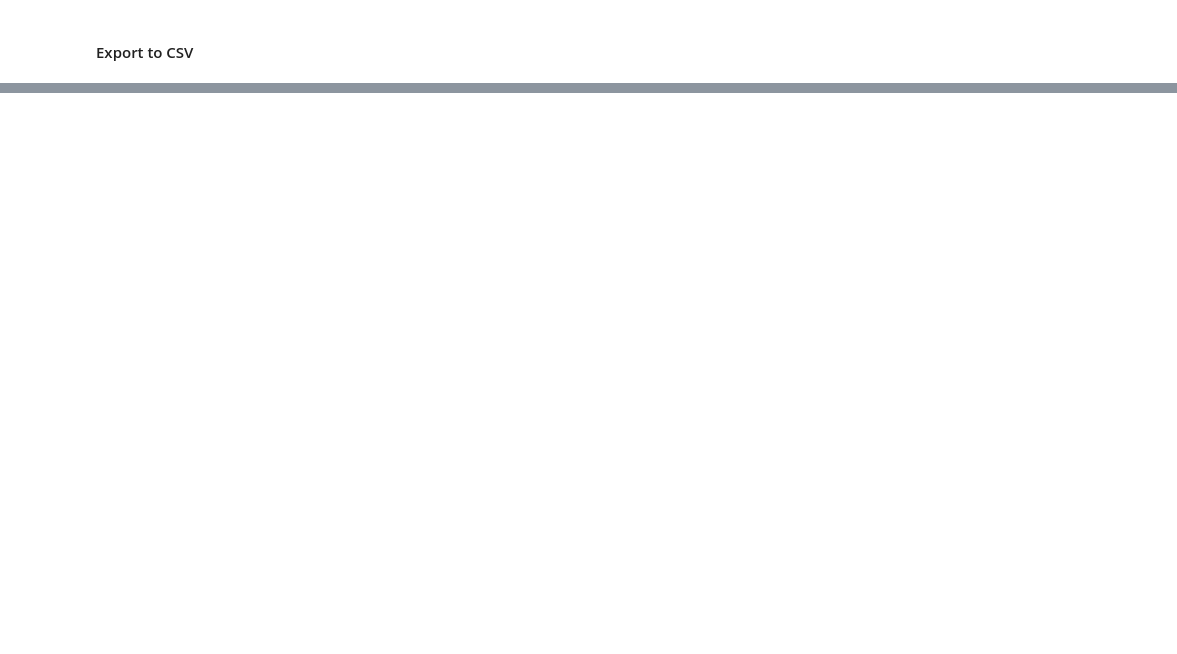
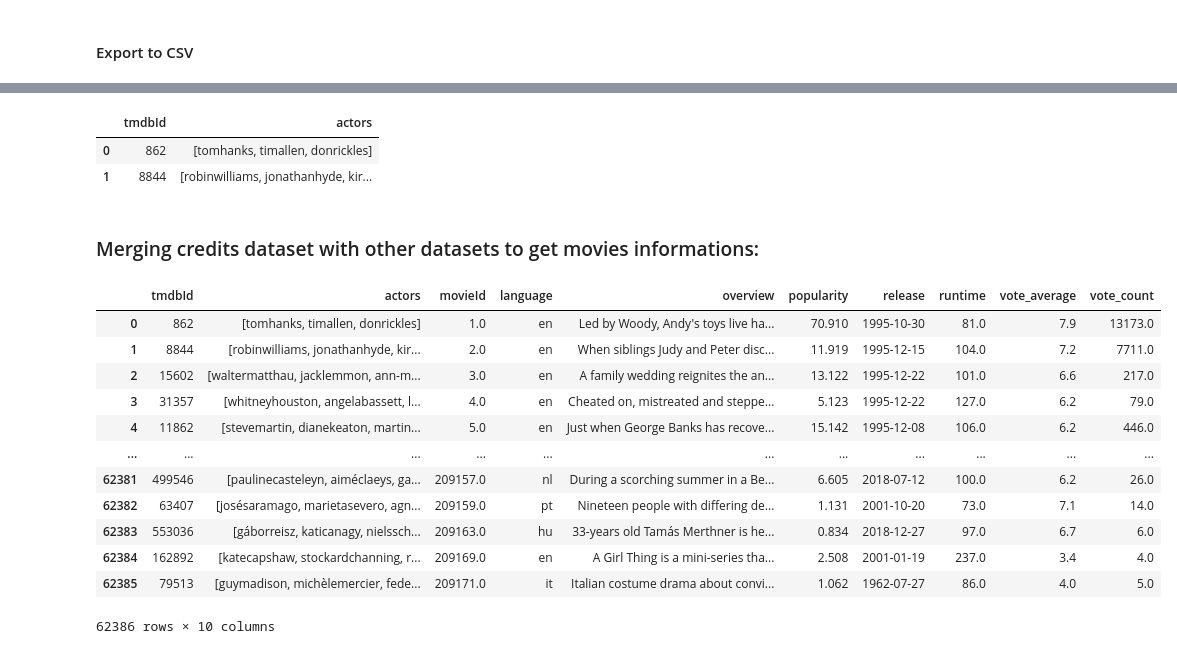
Before and after one commit to joaquim-oliveira-neto/rogue, a Jupyter notebook: notebooks/bmadureira-exploration.ipynb, the cells around one changed output, grey strips where cells are left out. Cells and saved outputs as stored; diff of their text form; code cells hidden in the pictures; blank space fills up the shorter version.

```diff
--- a/notebooks/bmadureira-exploration.ipynb
+++ b/notebooks/bmadureira-exploration.ipynb
@@ -486,0 +528,43 @@ movies_details.to_csv('../raw_data/treated-tmdb-api/movies_details.csv', index=F
+# %%
+def lower_case(x):
+    actor = []
+    for i in x:
+        actor.append(i.lower())
+    return actor
+# %%
+def remove_blank_spaces(x):
+    actor = []
+    for i in x:
+        actor.append(i.replace(" ",""))
+    return actor
+# %%
+credits['actors'] = credits['movie_credits'].apply(get_actors)
+credits['actors'] = credits['actors'].apply(lower_case)
+credits['actors'] = credits['actors'].apply(remove_blank_spaces)
+credits.drop(columns=['movie_credits'],inplace = True)
+# %%
+credits.head(2)
+# %% [output]
+|  | tmdbId | actors |
+| 0 | 862 | [tomhanks, timallen, donrickles] |
+| 1 | 8844 | [robinwilliams, jonathanhyde, kir... |
+# %% [markdown]
+### Merging credits dataset with other datasets to get movies informations:
+# %%
+credits = credits.merge(movies_details, on='tmdbId',how='left')
+# %%
+credits
+# %% [output]
+|  | tmdbId | actors | movieId | language | overview | popularity | release | runtime | vote_average | vote_count |
+| 0 | 862 | [tomhanks, timallen, donrickles] | 1.0 | en | Led by Woody, Andy's toys live ha... | 70.910 | 1995-10-30 | 81.0 | 7.9 | 13173.0 |
+| 1 | 8844 | [robinwilliams, jonathanhyde, kir... | 2.0 | en | When siblings Judy and Peter disc... | 11.919 | 1995-12-15 | 104.0 | 7.2 | 7711.0 |
+| 2 | 15602 | [waltermatthau, jacklemmon, ann-m... | 3.0 | en | A family wedding reignites the an... | 13.122 | 1995-12-22 | 101.0 | 6.6 | 217.0 |
+| 3 | 31357 | [whitneyhouston, angelabassett, l... | 4.0 | en | Cheated on, mistreated and steppe... | 5.123 | 1995-12-22 | 127.0 | 6.2 | 79.0 |
+| 4 | 11862 | [stevemartin, dianekeaton, martin... | 5.0 | en | Just when George Banks has recove... | 15.142 | 1995-12-08 | 106.0 | 6.2 | 446.0 |
+| ... | ... | ... | ... | ... | ... | ... | ... | ... | ... | ... |
+| 62381 | 499546 | [paulinecasteleyn, aiméclaeys, ga... | 209157.0 | nl | During a scorching summer in a Be... | 6.605 | 2018-07-12 | 100.0 | 6.2 | 26.0 |
+| 62382 | 63407 | [josésaramago, marietasevero, agn... | 209159.0 | pt | Nineteen people with differing de... | 1.131 | 2001-10-20 | 73.0 | 7.1 | 14.0 |
+| 62383 | 553036 | [gáborreisz, katicanagy, nielssch... | 209163.0 | hu | 33-years old Tamás Merthner is he... | 0.834 | 2018-12-27 | 97.0 | 6.7 | 6.0 |
+| 62384 | 162892 | [katecapshaw, stockardchanning, r... | 209169.0 | en | A Girl Thing is a mini-series tha... | 2.508 | 2001-01-19 | 237.0 | 3.4 | 4.0 |
+| 62385 | 79513 | [guymadison, michèlemercier, fede... | 209171.0 | it | Italian costume drama about convi... | 1.062 | 1962-07-27 | 86.0 | 4.0 | 5.0 |
+62386 rows × 10 columns
```
Also changed, not shown: parts of 45 cells of this notebook, 1 other file.
